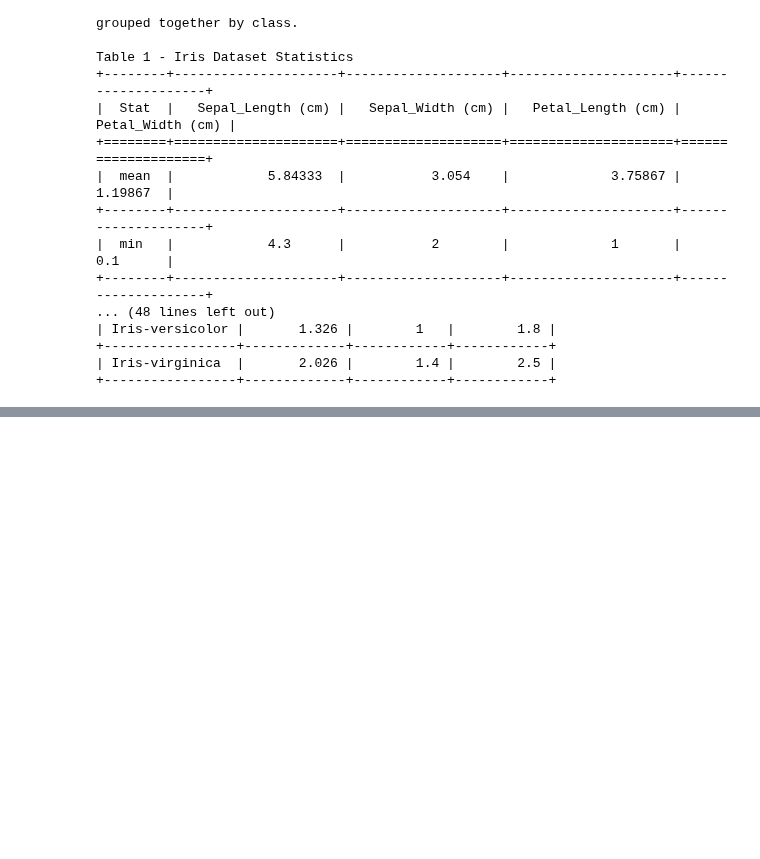
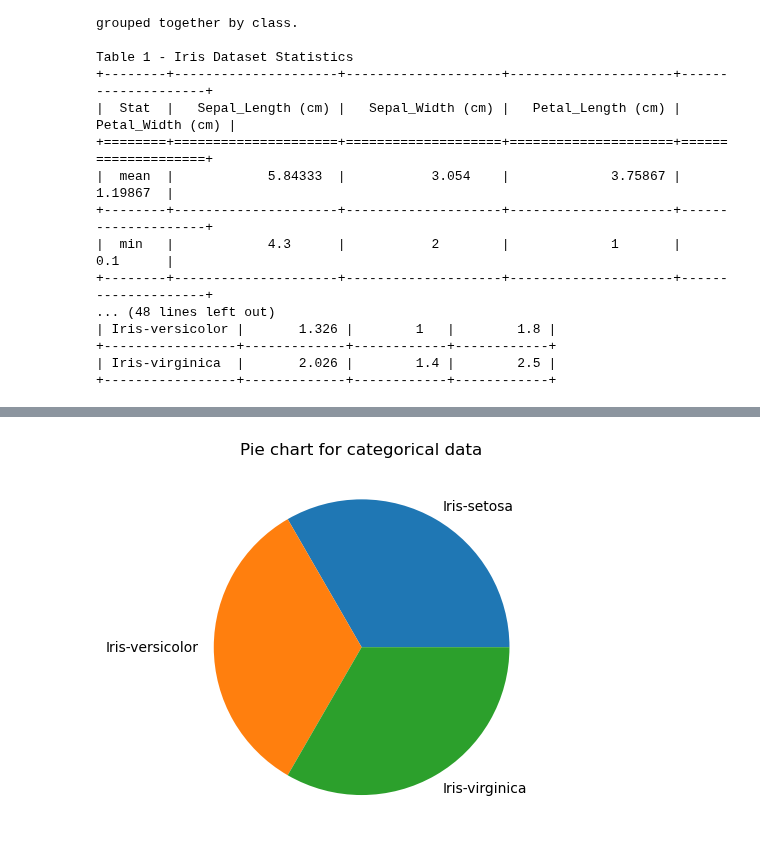
Before and after one commit to keithmmc/data_fundamentals, a Jupyter notebook: project.ipynb, the cells around one changed output, grey strips where cells are left out. Cells and saved outputs as stored; diff of their text form; code cells hidden in the pictures; blank space fills up the shorter version.

```diff
--- a/project.ipynb
+++ b/project.ipynb
@@ -183,0 +259,8 @@ Table 1 - Iris Dataset Statistics
+# %%
+freq = iris_data['Class'].value_counts()
+species = freq.index
+plt.pie(freq,labels=Class)
+plt.title('Pie chart for categorical data')
+plt.show()
+# %% [output]
+[figure, added]
```
Also changed, not shown: parts of 4 cells of this notebook.
